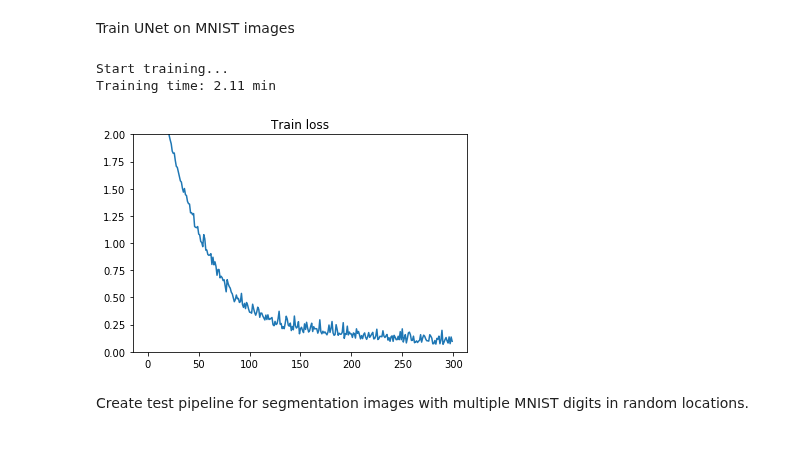
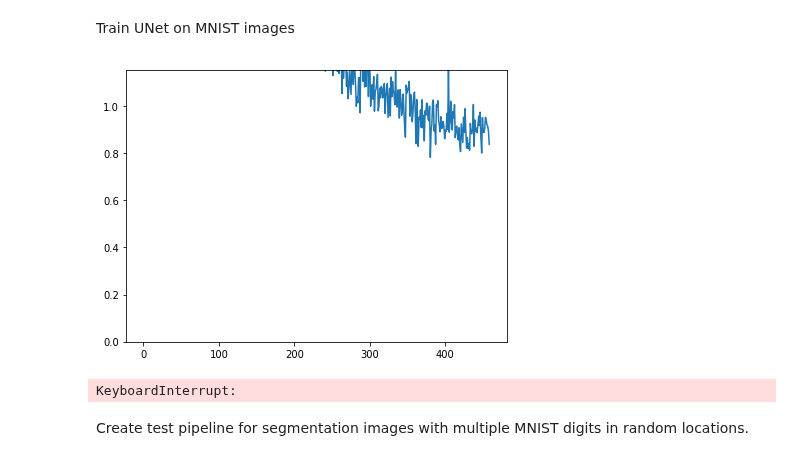
Before and after one commit to analysiscenter/az_training, a Jupyter notebook: alexey_kozhevin/task_02/simple_segmentation_example.ipynb, the cells around one changed output. Drawn from its saved outputs; the diff is of its cells as text; code cells hidden in the pictures.

```diff
--- a/alexey_kozhevin/task_02/simple_segmentation_example.ipynb
+++ b/alexey_kozhevin/task_02/simple_segmentation_example.ipynb
@@ -17,5 +17,22 @@ from dataset.models.tf import FCN32, FCN16, FCN8, LinkNet, UNet
 
 from multiple_mnist import MultiMNIST, demonstrate_model, get_plots
+# %%
+def interactive_plot(data, figsize=(15, 5), window=100):
+    """Plot online"""
+    from IPython.display import clear_output
+    clear_output(True)
+    plt.figure(figsize=figsize)
+    for i, y in enumerate(data):
+        title = None
+        if isinstance(y, tuple):
+            title, y = y
+        cur_max = np.max(y[-window:])
+        plt.subplot(1, len(data)+1, i+1)
+        plt.plot(y)
+        plt.ylim((0, cur_max))
+        if title is not None:
+            plt.title(title)
+    plt.show()
 # %% [markdown]
 Load MNIST dataset. MultiMNIST is ImagesBatch class with action that creates images with MNIST digits in random locations.
 # %%
@@ -51,7 +69,7 @@ train_template = (Pipeline()
                   .make_masks()
                   .init_variable('loss_history', init_on_each_run=list)
                   .init_variable('current_loss', init_on_each_run=0)
-                  .init_model('dynamic', UNet, 'conv', config=model_config)
+                  .init_model('dynamic', RefineNet, 'conv', config=model_config)
                   .train_model('conv', fetches='loss', feed_dict={'images': B('images'),
                                                                   'masks': B('masks')},
                                save_to=V('current_loss'))
@@ -63,18 +81,14 @@ Train UNet on MNIST images
 # %%
 print("Start training...")
 t = time()
-for i in range(MAX_ITER):
+for i in range(1000):
     train_pp.next_batch(BATCH_SIZE, shuffle=True, n_epochs=None, drop_last=True, prefetch=0)
+    interactive_plot([train_pp.get_variable('loss_history')])
+
 print("Training time: {:4.2f} min".format((time() - t)/60))
-
-plt.title('Train loss')
-plt.plot(train_pp.get_variable('loss_history'))
-plt.ylim((0, 2))
-plt.show()
 # %% [output]
+[figure, new version]
-Start training...
-Training time: 2.11 min
+KeyboardInterrupt:
-[figure, old version]
 # %% [markdown]
 Create test pipeline for segmentation images with multiple MNIST digits in random locations.
 # %%
```
Also changed, not shown: parts of 7 cells of this notebook.
